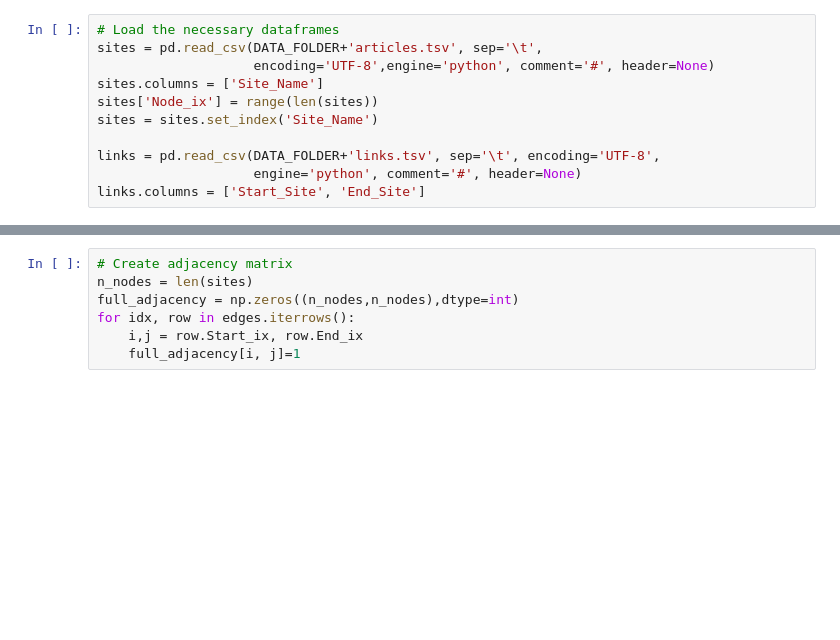
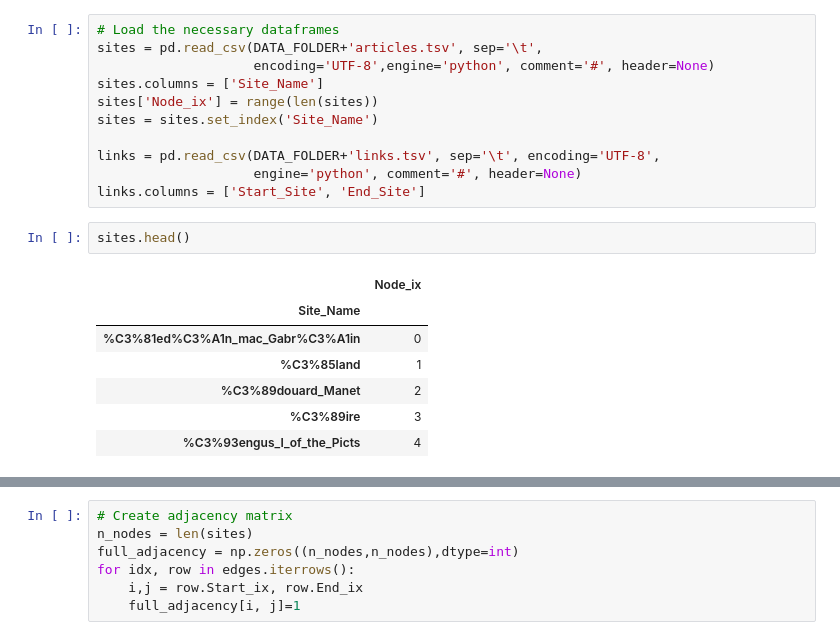
Before and after one commit to mattminder/ntds_24, a Jupyter notebook: Project/project.ipynb, the cells around one changed output, grey strips where cells are left out. Drawn from its saved outputs; the diff is of its cells as text; blank space fills up the shorter version.

```diff
--- a/Project/project.ipynb
+++ b/Project/project.ipynb
@@ -34,6 +39,16 @@ sites = sites.set_index('Site_Name')
 links = pd.read_csv(DATA_FOLDER+'links.tsv', sep='\t', encoding='UTF-8',
                     engine='python', comment='#', header=None)
 links.columns = ['Start_Site', 'End_Site']
+# %%
+sites.head()
+# %% [output]
+|  | Node_ix |
+| Site_Name |  |
+| %C3%81ed%C3%A1n_mac_Gabr%C3%A1in | 0 |
+| %C3%85land | 1 |
+| %C3%89douard_Manet | 2 |
+| %C3%89ire | 3 |
+| %C3%93engus_I_of_the_Picts | 4 |
 # %%
 # Join edges with sites, in order to have the site index for every site
 edges = links.join(sites, on='Start_Site')
```
Also changed, not shown: parts of 36 cells of this notebook, 2 other files.
